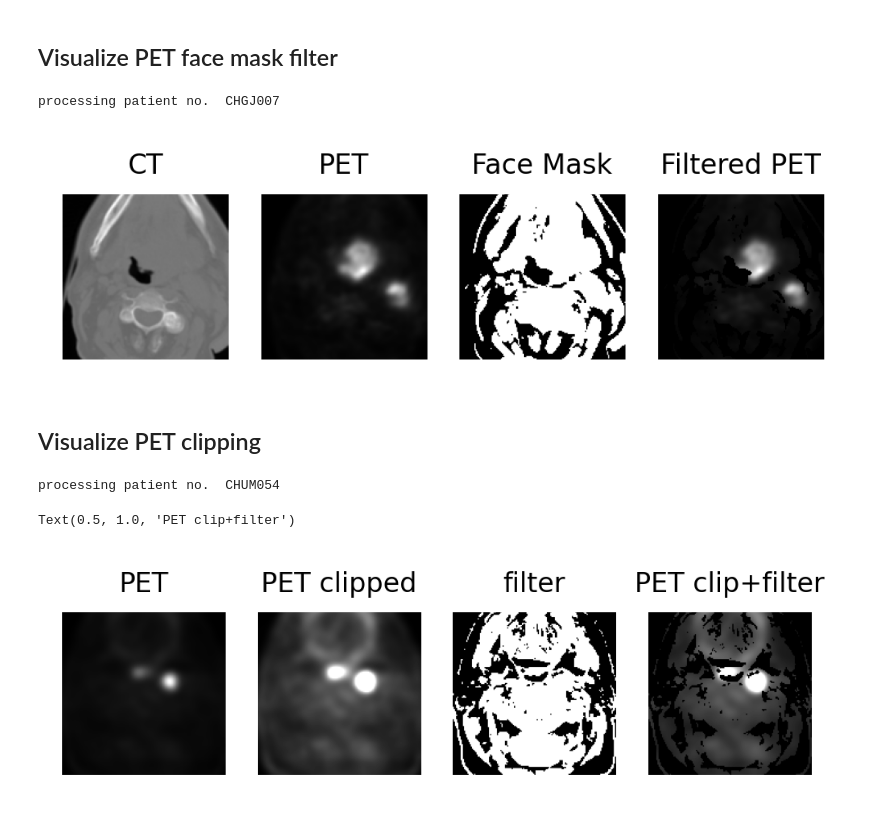
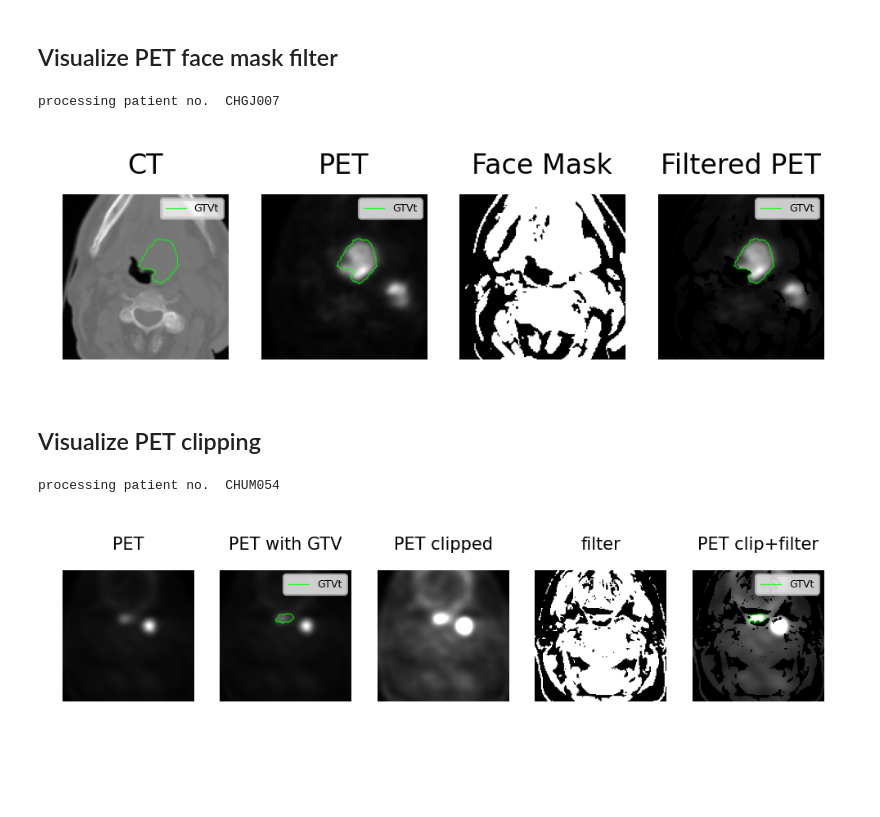
Before and after one commit to BBQtime/HNSCC-ct-pet-tumor-segmentation, a Jupyter notebook: Data statistics and visualization.ipynb, the cells around one changed output. Cells and saved outputs as stored; diff of their text form; code cells hidden in the pictures; blank space fills up the shorter version.

Commit message:
add visualization

```diff
--- a/Data statistics and visualization.ipynb
+++ b/Data statistics and visualization.ipynb
@@ -51,6 +51,9 @@ from multiprocessing import Pool
 import glob
 import numpy as np
 
+font = {'family' : 'normal',
+        'weight' : 'normal',
+        'size'   : 5}
 
 pt = 'CHGJ007'
 #_ct.nii.gz
@@ -59,7 +62,7 @@ print("processing patient no. ", pt)
 
 CT_path = path_in + pt +'_ct.nii.gz'
 PET_path = path_in + pt +'_pt.nii.gz'
-
+gtv_path = path_in + pt + '_gtvt.nii.gz'
 
 pet_img = sitk.ReadImage(PET_path)
 pet = sitk.GetArrayFromImage(pet_img)
@@ -71,16 +74,27 @@ fm  = ct > 0
 
 PTfm = pet*fm
 
+gtv_img = sitk.ReadImage(gtv_path)
+gtv = sitk.GetArrayFromImage(gtv_img)
+from skimage import measure
+
+contours = measure.find_contours(gtv[70,:,:], 0.5)[0]
+
 plt.figure(figsize=(4, 1.5), dpi=300)
 plt.set_cmap('gray')
 ax0 = plt.subplot(141)
 ax0.imshow(ct[70])
 ax0.axis('off')
 ax0.set_title('CT', fontsize=8)
+ax0.plot(contours[:, 1], contours[:, 0], linewidth=0.3, label = 'GTVt', c='lime',  alpha = 0.8)
+plt.legend(fontsize=3)
+
 ax1 = plt.subplot(142)
 ax1.imshow(pet[70])
 ax1.axis('off')
 ax1.set_title('PET', fontsize=8)
+ax1.plot(contours[:, 1], contours[:, 0], linewidth=0.3, label = 'GTVt',c='lime',  alpha = 0.8)
+plt.legend(fontsize=3)
 ax2 = plt.subplot(143)
 ax2.imshow(fm[70])
 ax2.axis('off')
@@ -89,13 +103,14 @@ ax3 = plt.subplot(144)
 ax3.imshow(PTfm[70])
 ax3.axis('off')
 ax3.set_title('Filtered PET', fontsize=8)
-
+ax3.plot(contours[:, 1], contours[:, 0], linewidth=0.3, label = 'GTVt',c='lime',  alpha = 0.8)
+plt.legend(fontsize=3)
 plt.savefig('petfm.png', dpi =300)
 # %% [output]
 processing patient no.  CHGJ007
-[figure, old version]
+[figure, new version]
-# %% [markdown]
-## Visualize PET clipping
+# %% [markdown]
+## Visualize PET clipping
 # %%
 %matplotlib inline
 import matplotlib.pyplot as plt
@@ -115,47 +130,63 @@ CT_path = path_in + pt +'_ct.nii.gz'
 PET_path = path_in + pt +'_pt.nii.gz'
 PETc_path = path_in + pt + '_ptc.nii.gz'
 PETcf_path = path_in + pt + '_ptcfx.nii.gz'
+gtv_path = path_in + pt + '_gtvt.nii.gz'
+
 
 pet_img = sitk.ReadImage(PET_path)
 pet = sitk.GetArrayFromImage(pet_img)
 petc_img = sitk.ReadImage(PETc_path)
 petc = sitk.GetArrayFromImage(petc_img)
 petcf_img = sitk.ReadImage(PETcf_path)
 petcf = sitk.GetArrayFromImage(petcf_img)
 
 ct_img = sitk.ReadImage(CT_path)
 ct = sitk.GetArrayFromImage(ct_img)
 
+gtv_img = sitk.ReadImage(gtv_path)
+gtv = sitk.GetArrayFromImage(gtv_img)
+from skimage import measure
+
+contours = measure.find_contours(gtv[107,:,:], 0.5)[0]
+
 
 PET_path = path_in + pt + '_ptc.nii.gz'
 
+fm  = ct > 0
 
-fm  = ct > 0
 
 plt.figure(figsize=(4, 1.5), dpi=300)
 plt.set_cmap('gray')
-ax0 = plt.subplot(141)
+ax0 = plt.subplot(151)
 ax0.imshow(pet[107])
 ax0.axis('off')
-ax0.set_title('PET', fontsize=8)
+ax0.set_title('PET', fontsize=5)
 
-ax2 = plt.subplot(142)
+ax01 = plt.subplot(152)
+ax01.imshow(pet[107])
+ax01.plot(contours[:, 1], contours[:, 0], linewidth=0.3, label='GTVt', c='lime',  alpha = 0.8)
+
+#ax01.imshow(gtv[107],alpha=0.2)
+ax01.axis('off')
+ax01.set_title('PET with GTV', fontsize=5)
+plt.legend(fontsize=3)
+ax2 = plt.subplot(153)
 ax2.imshow(petc[107])
 ax2.axis('off')
-ax2.set_title('PET clipped', fontsize=8)
+ax2.set_title('PET clipped', fontsize=5)
 
-ax1 = plt.subplot(143)
+ax1 = plt.subplot(154)
 ax1.imshow(fm[107])
 ax1.axis('off')
-ax1.set_title('filter', fontsize=8)
+ax1.set_title('filter', fontsize=5)
 
-ax3 = plt.subplot(144)
+ax3 = plt.subplot(155)
 ax3.imshow(petcf[107])
 ax3.axis('off')
-ax3.set_title('PET clip+filter', fontsize=8)
-
+ax3.set_title('PET clip+filter', fontsize=5)
+ax3.plot(contours[:, 1], contours[:, 0], linewidth=0.3, label='GTVt',c='lime',  alpha = 0.8)
+plt.legend(fontsize=3)
 plt.savefig('petcf.png', dpi =300)
 # %% [output]
 processing patient no.  CHUM054
-Text(0.5, 1.0, 'PET clip+filter')
-[figure, old version]
+[figure, new version]
```
Also changed, not shown: 2 other files.
